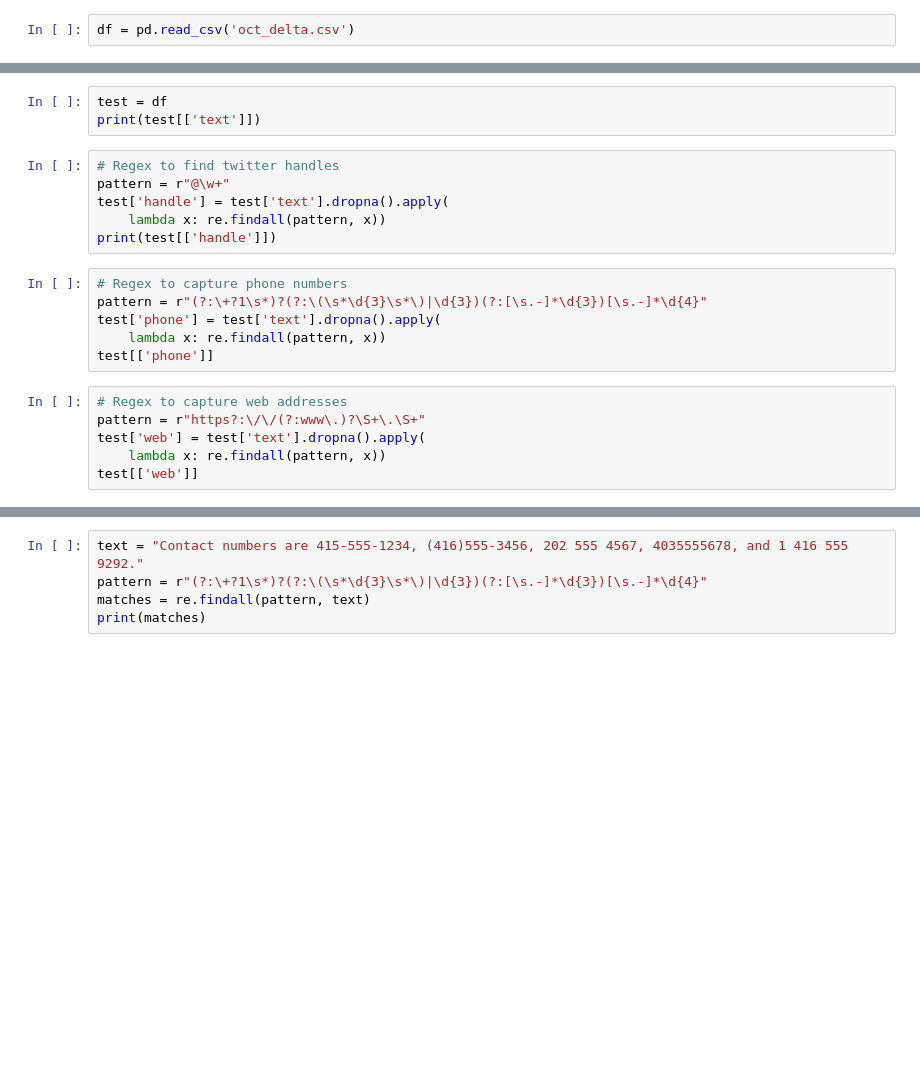
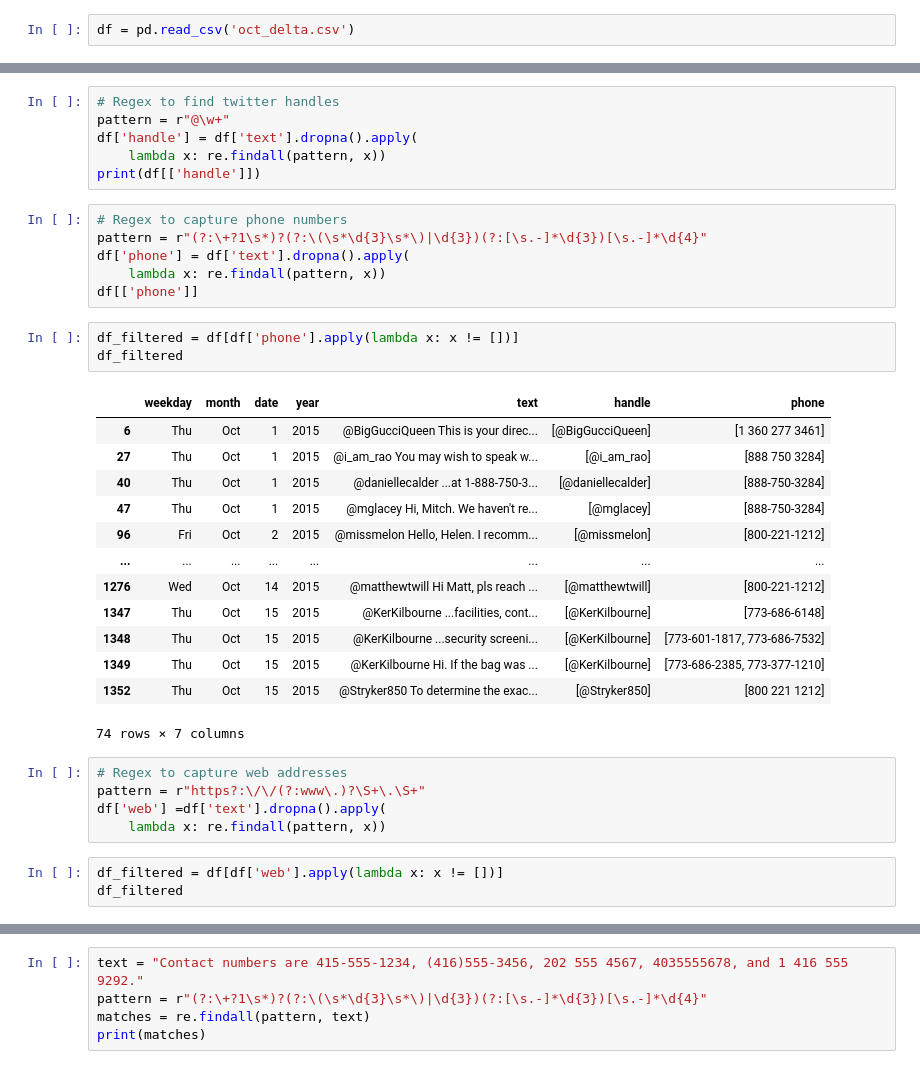
Before and after one commit to RDGopal/Prompt-Engineering-Guide, a Jupyter notebook: Lecture_1.ipynb, the cells around one changed output, grey strips where cells are left out. Saved outputs shown, nothing was run; the diff lists cells and outputs as text; blank space fills up the shorter version.

```diff
--- a/Lecture_1.ipynb
+++ b/Lecture_1.ipynb
@@ -219,21 +214,37 @@ Index(['weekday', 'month', 'date', 'year', 'text'], dtype='object')
-# %%
-test = df
-print(test[['text']])
 # %%
 # Regex to find twitter handles
 pattern = r"@\w+"
-test['handle'] = test['text'].dropna().apply(
+df['handle'] = df['text'].dropna().apply(
     lambda x: re.findall(pattern, x))
-print(test[['handle']])
+print(df[['handle']])
 # %%
 # Regex to capture phone numbers
 pattern = r"(?:\+?1\s*)?(?:\(\s*\d{3}\s*\)|\d{3})(?:[\s.-]*\d{3})[\s.-]*\d{4}"
-test['phone'] = test['text'].dropna().apply(
+df['phone'] = df['text'].dropna().apply(
     lambda x: re.findall(pattern, x))
-test[['phone']]
+df[['phone']]
+# %%
+df_filtered = df[df['phone'].apply(lambda x: x != [])]
+df_filtered
+# %% [output]
+|  | weekday | month | date | year | text | handle | phone |
+| 6 | Thu | Oct | 1 | 2015 | @BigGucciQueen This is your direc... | [@BigGucciQueen] | [1 360 277 3461] |
+| 27 | Thu | Oct | 1 | 2015 | @i_am_rao You may wish to speak w... | [@i_am_rao] | [888 750 3284] |
+| 40 | Thu | Oct | 1 | 2015 | @daniellecalder ...at 1-888-750-3... | [@daniellecalder] | [888-750-3284] |
+| 47 | Thu | Oct | 1 | 2015 | @mglacey Hi, Mitch. We haven't re... | [@mglacey] | [888-750-3284] |
+| 96 | Fri | Oct | 2 | 2015 | @missmelon Hello, Helen. I recomm... | [@missmelon] | [800-221-1212] |
+| ... | ... | ... | ... | ... | ... | ... | ... |
+| 1276 | Wed | Oct | 14 | 2015 | @matthewtwill Hi Matt, pls reach ... | [@matthewtwill] | [800-221-1212] |
+| 1347 | Thu | Oct | 15 | 2015 | @KerKilbourne ...facilities, cont... | [@KerKilbourne] | [773-686-6148] |
+| 1348 | Thu | Oct | 15 | 2015 | @KerKilbourne ...security screeni... | [@KerKilbourne] | [773-601-1817, 773-686-7532] |
+| 1349 | Thu | Oct | 15 | 2015 | @KerKilbourne Hi. If the bag was ... | [@KerKilbourne] | [773-686-2385, 773-377-1210] |
+| 1352 | Thu | Oct | 15 | 2015 | @Stryker850 To determine the exac... | [@Stryker850] | [800 221 1212] |
+74 rows × 7 columns
 # %%
 # Regex to capture web addresses
 pattern = r"https?:\/\/(?:www\.)?\S+\.\S+"
-test['web'] = test['text'].dropna().apply(
+df['web'] =df['text'].dropna().apply(
     lambda x: re.findall(pattern, x))
-test[['web']]
+# %%
+df_filtered = df[df['web'].apply(lambda x: x != [])]
+df_filtered
```
Also changed, not shown: parts of 21 cells of this notebook.
